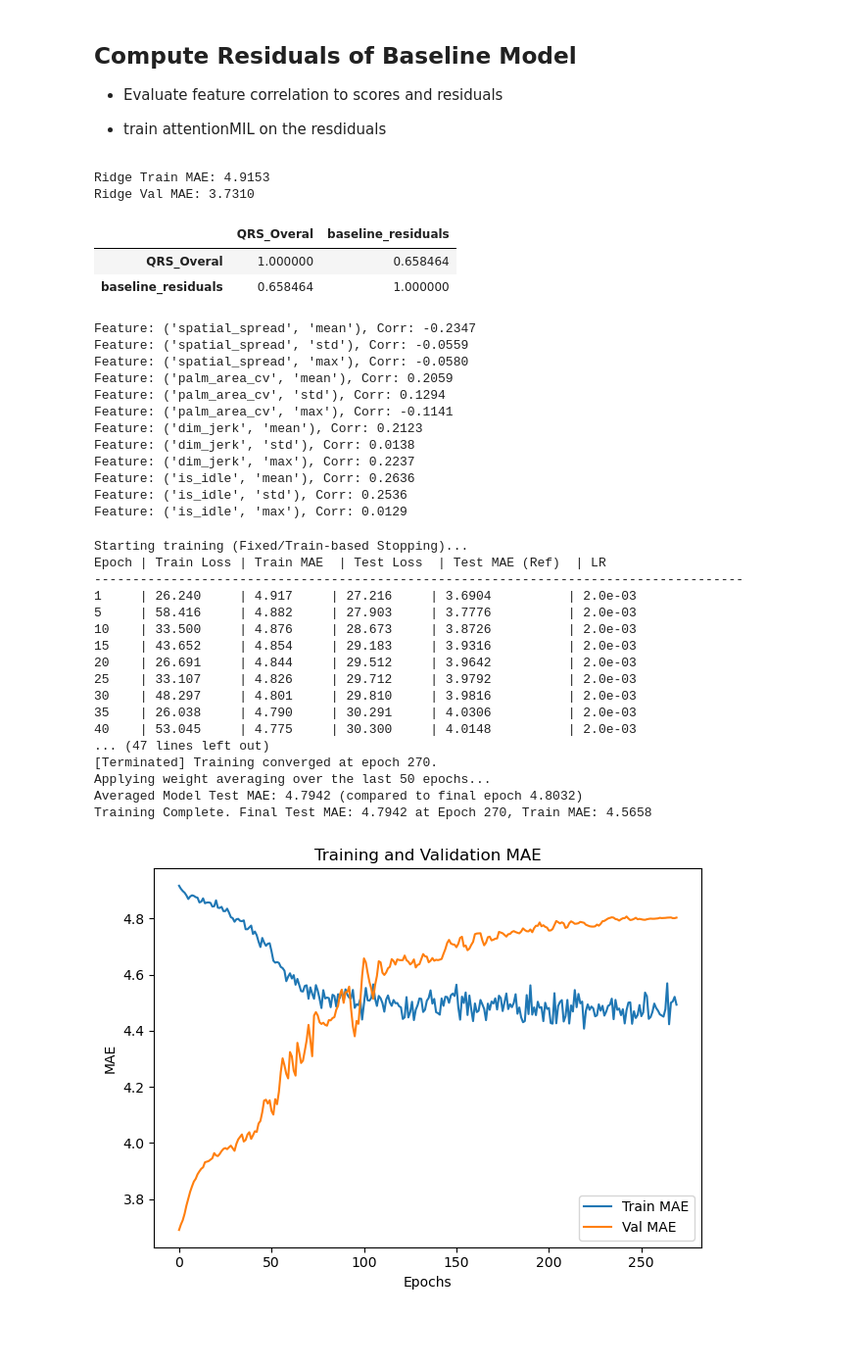
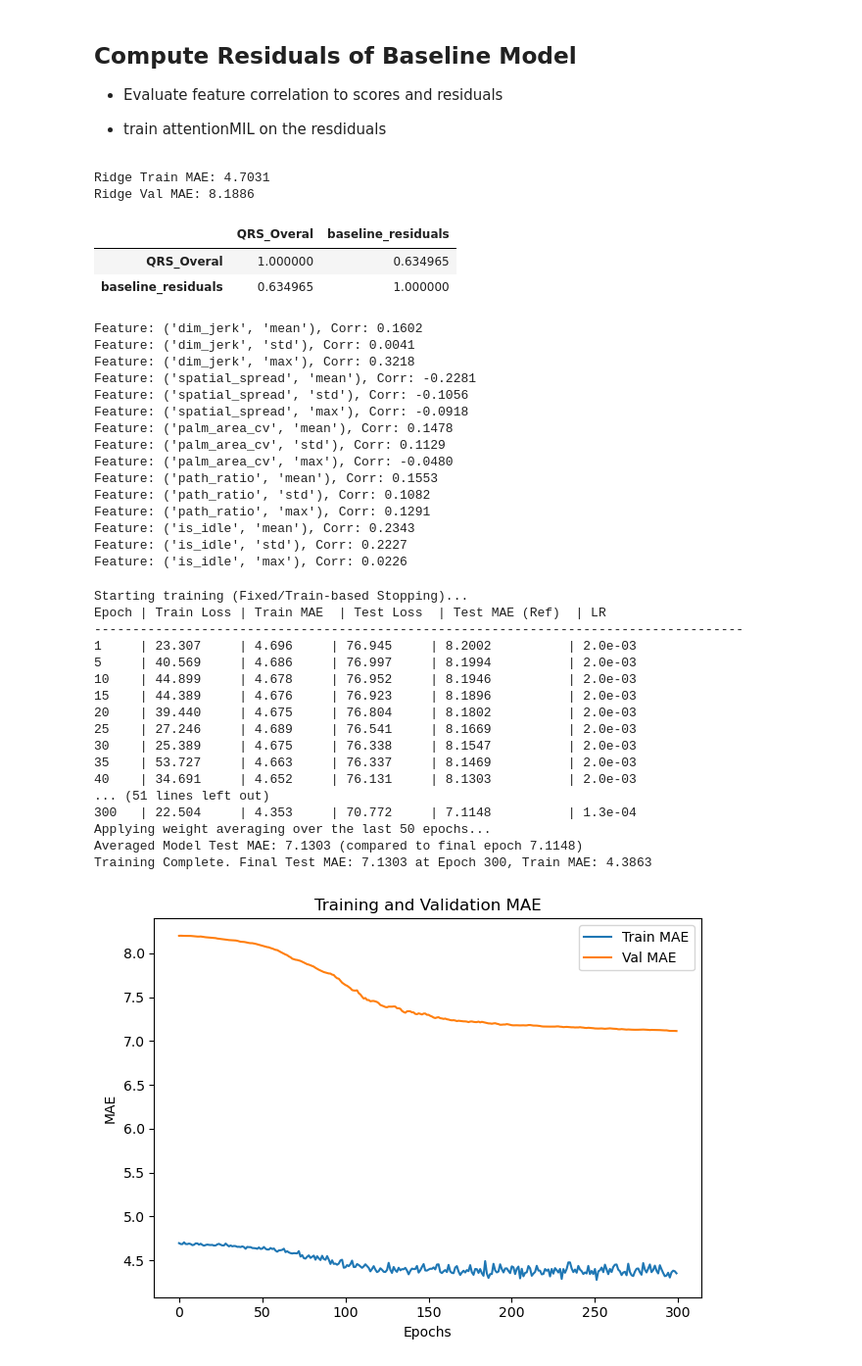
Before and after one commit to FinnWeikert/master-project, a Jupyter notebook: notebooks_final/final_hybrid_attention_mil.ipynb, the cells around one changed output. Shown at 98% size. Drawn from its saved outputs; the diff is of its cells as text; code cells hidden in the pictures; blank space fills up the shorter version.

```diff
--- a/notebooks_final/final_hybrid_attention_mil.ipynb
+++ b/notebooks_final/final_hybrid_attention_mil.ipynb
@@ -53,7 +53,7 @@ Once parameters adjusted move on to LOSO cross validation
 # %%
 # train val split
 
-validation_surgeon_ids = [2]
+validation_surgeon_ids = [1]
 
 df_top_features_train = df_top_features[~df_top_features['video_id'].apply(lambda x: int(x[1]) in validation_surgeon_ids)]
 df_top_features_val = df_top_features[df_top_features['video_id'].apply(lambda x: int(x[1]) in validation_surgeon_ids)]
@@ -220,7 +220,7 @@ df_global_features_train['QRS_Overal'] = score_scaler.fit_transform(
 df_global_features_val['QRS_Overal'] = score_scaler.transform(
     df_global_features_val['QRS_Overal'].values.reshape(-1, 1))
 # %%
-window_features = ['dim_jerk', 'curvature', 'spatial_spread', 'vel_mean', 'vel_p90', 'palm_area_cv'] + ['is_idle']
+window_features = ['dim_jerk', 'curvature', 'spatial_spread', 'vel_mean', 'palm_area_cv'] + ['is_idle']
 
 window_features = ['dim_jerk', 'spatial_spread', 'palm_area_cv', 'path_ratio'] + ['is_idle']
 #window_features = ['path_ratio', 'is_idle']
@@ -257,5 +257,5 @@ train_dataset[0]
 # %%
-train_loader = DataLoader(train_dataset, batch_size=20, shuffle=True, collate_fn=mil_collate_fn)
+train_loader = DataLoader(train_dataset, batch_size=80, shuffle=True, collate_fn=mil_collate_fn)
 val_loader = DataLoader(val_dataset, batch_size=1, shuffle=False, collate_fn=mil_collate_fn)
 # %% [markdown]
 ## Attention MIL Training
@@ -317,16 +317,16 @@ best_model, history = run_training(
 model = HybridAttentionMIL(
     local_dim=len(window_features),
     global_dim=len(global_cols),
-    mlp_hidden_dim=24,
+    mlp_hidden_dim=16,
     attention_hidden_dim=16,
-    dropout=0.05,
+    dropout=0.1,
 )
 
 _, history = run_training_unbiased(model,
                       train_loader,
                       val_loader,
                       epochs=750,
-                      lr=3e-4,
+                      lr=2e-3,
                       score_scaler=score_scaler,
                       patience=100,
                       verbose=True,
@@ -496,15 +476,15 @@ print(f"Ridge Val MAE: {np.mean(np.abs(val_resid)):.4f}")
 df_global_features_train['baseline_residuals'] = train_resid.values
 df_global_features_val['baseline_residuals'] = val_resid.values
 # %% [output]
-Ridge Train MAE: 4.9153
-Ridge Val MAE: 3.7310
+Ridge Train MAE: 4.7031
+Ridge Val MAE: 8.1886
 # %%
 # correlation between baseline residuals and original scores
 df_global_features_train[['QRS_Overal', 'baseline_residuals']].corr()
 # %% [output]
 |  | QRS_Overal | baseline_residuals |
-| QRS_Overal | 1.000000 | 0.658464 |
-| baseline_residuals | 0.658464 | 1.000000 |
+| QRS_Overal | 1.000000 | 0.634965 |
+| baseline_residuals | 0.634965 | 1.000000 |
 # %%
 from scipy.stats import pearsonr
 
@@ -516,18 +496,21 @@ for feat in base_agg.columns:
         corr, _ = pearsonr(feat_values, df_global_features_train.set_index('video_id').loc[base_agg.index]['baseline_residuals'].values)
         print(f"Feature: {feat}, Corr: {corr:.4f}")
 # %% [output]
-Feature: ('spatial_spread', 'mean'), Corr: -0.2347
-Feature: ('spatial_spread', 'std'), Corr: -0.0559
-Feature: ('spatial_spread', 'max'), Corr: -0.0580
-Feature: ('palm_area_cv', 'mean'), Corr: 0.2059
-Feature: ('palm_area_cv', 'std'), Corr: 0.1294
-Feature: ('palm_area_cv', 'max'), Corr: -0.1141
-Feature: ('dim_jerk', 'mean'), Corr: 0.2123
-Feature: ('dim_jerk', 'std'), Corr: 0.0138
-Feature: ('dim_jerk', 'max'), Corr: 0.2237
-Feature: ('is_idle', 'mean'), Corr: 0.2636
-Feature: ('is_idle', 'std'), Corr: 0.2536
-Feature: ('is_idle', 'max'), Corr: 0.0129
+Feature: ('dim_jerk', 'mean'), Corr: 0.1602
+Feature: ('dim_jerk', 'std'), Corr: 0.0041
+Feature: ('dim_jerk', 'max'), Corr: 0.3218
+Feature: ('spatial_spread', 'mean'), Corr: -0.2281
+Feature: ('spatial_spread', 'std'), Corr: -0.1056
+Feature: ('spatial_spread', 'max'), Corr: -0.0918
+Feature: ('palm_area_cv', 'mean'), Corr: 0.1478
+Feature: ('palm_area_cv', 'std'), Corr: 0.1129
+Feature: ('palm_area_cv', 'max'), Corr: -0.0480
+Feature: ('path_ratio', 'mean'), Corr: 0.1553
+Feature: ('path_ratio', 'std'), Corr: 0.1082
+Feature: ('path_ratio', 'max'), Corr: 0.1291
+Feature: ('is_idle', 'mean'), Corr: 0.2343
+Feature: ('is_idle', 'std'), Corr: 0.2227
+Feature: ('is_idle', 'max'), Corr: 0.0226
 # %%
 window_features = ['spatial_spread', 'palm_area_cv', 'dim_jerk'] + ['is_idle']
 
@@ -551,43 +534,43 @@ val_loader = DataLoader(val_dataset, batch_size=1, shuffle=False, collate_fn=mil
 # %%
 model = HybridAttentionMIL(
     local_dim=len(window_features),
     global_dim=len(global_cols),
     mlp_hidden_dim=16,
     attention_hidden_dim=24,
     dropout=0.05,
 )
 
 _, history = run_training_unbiased(model,
                       train_loader,
                       val_loader,
-                      epochs=750,
+                      epochs=300,
                       lr=2e-3,
                       score_scaler=None,
                       patience=50,
                       verbose=True,
                       avg_window=50,
                       ablation='mil_only')
 
 plot_training_history(pd.DataFrame(history))
 # %% [output]
 Starting training (Fixed/Train-based Stopping)...
 Epoch | Train Loss | Train MAE  | Test Loss  | Test MAE (Ref)  | LR
 -------------------------------------------------------------------------------------
-1     | 26.240     | 4.917     | 27.216     | 3.6904          | 2.0e-03
-5     | 58.416     | 4.882     | 27.903     | 3.7776          | 2.0e-03
-10    | 33.500     | 4.876     | 28.673     | 3.8726          | 2.0e-03
-15    | 43.652     | 4.854     | 29.183     | 3.9316          | 2.0e-03
-20    | 26.691     | 4.844     | 29.512     | 3.9642          | 2.0e-03
-25    | 33.107     | 4.826     | 29.712     | 3.9792          | 2.0e-03
-30    | 48.297     | 4.801     | 29.810     | 3.9816          | 2.0e-03
-35    | 26.038     | 4.790     | 30.291     | 4.0306          | 2.0e-03
-40    | 53.045     | 4.775     | 30.300     | 4.0148          | 2.0e-03
-... (47 lines left out)
-[Terminated] Training converged at epoch 270.
+1     | 23.307     | 4.696     | 76.945     | 8.2002          | 2.0e-03
+5     | 40.569     | 4.686     | 76.997     | 8.1994          | 2.0e-03
+10    | 44.899     | 4.678     | 76.952     | 8.1946          | 2.0e-03
+15    | 44.389     | 4.676     | 76.923     | 8.1896          | 2.0e-03
+20    | 39.440     | 4.675     | 76.804     | 8.1802          | 2.0e-03
+25    | 27.246     | 4.689     | 76.541     | 8.1669          | 2.0e-03
+30    | 25.389     | 4.675     | 76.338     | 8.1547          | 2.0e-03
+35    | 53.727     | 4.663     | 76.337     | 8.1469          | 2.0e-03
+40    | 34.691     | 4.652     | 76.131     | 8.1303          | 2.0e-03
+... (51 lines left out)
+300   | 22.504     | 4.353     | 70.772     | 7.1148          | 1.3e-04
 Applying weight averaging over the last 50 epochs...
-Averaged Model Test MAE: 4.7942 (compared to final epoch 4.8032)
-Training Complete. Final Test MAE: 4.7942 at Epoch 270, Train MAE: 4.5658
+Averaged Model Test MAE: 7.1303 (compared to final epoch 7.1148)
+Training Complete. Final Test MAE: 7.1303 at Epoch 300, Train MAE: 4.3863
-[figure, old version]
+[figure, new version]
 # %%
 import numpy as np
 import pandas as pd
```
Also changed, not shown: parts of 7 cells of this notebook, 1 other file.
